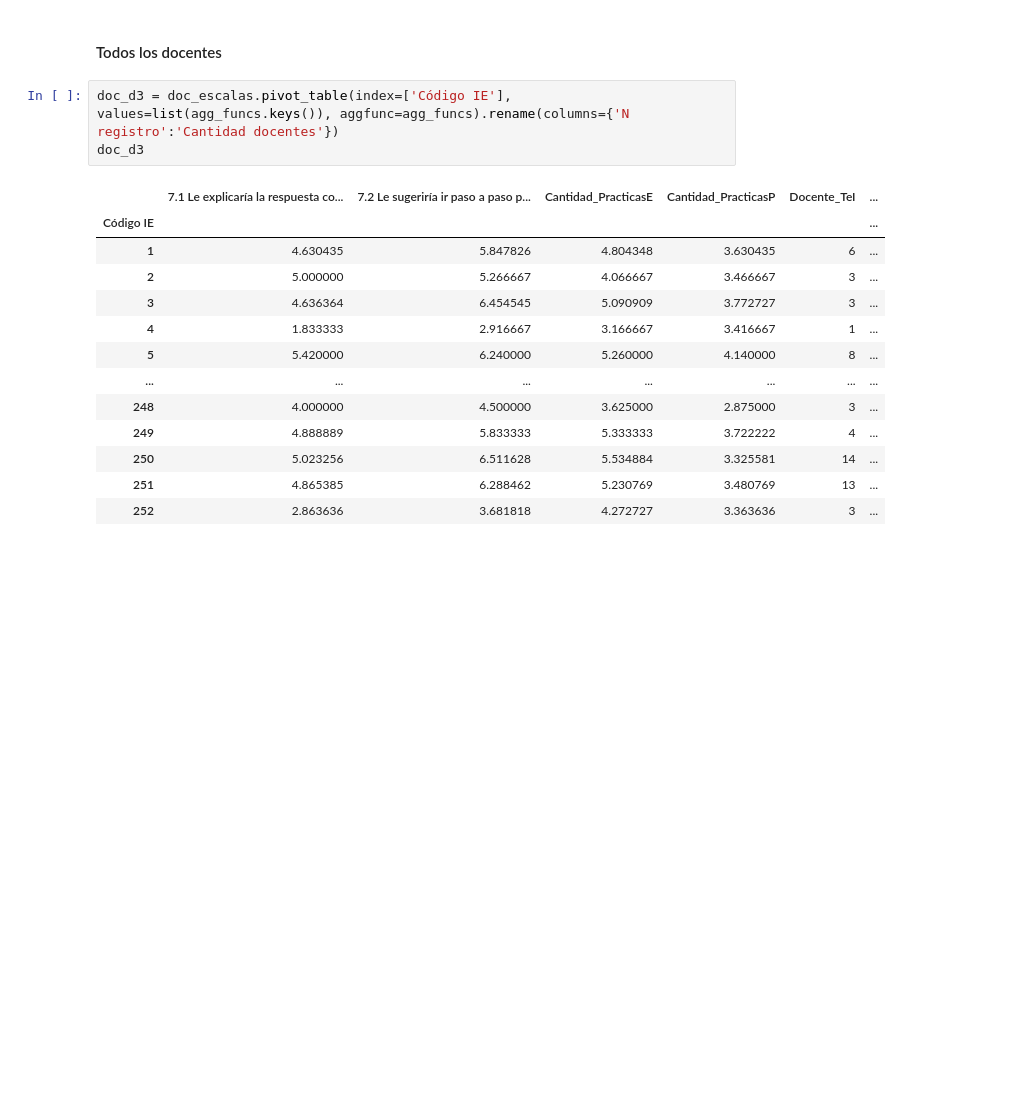
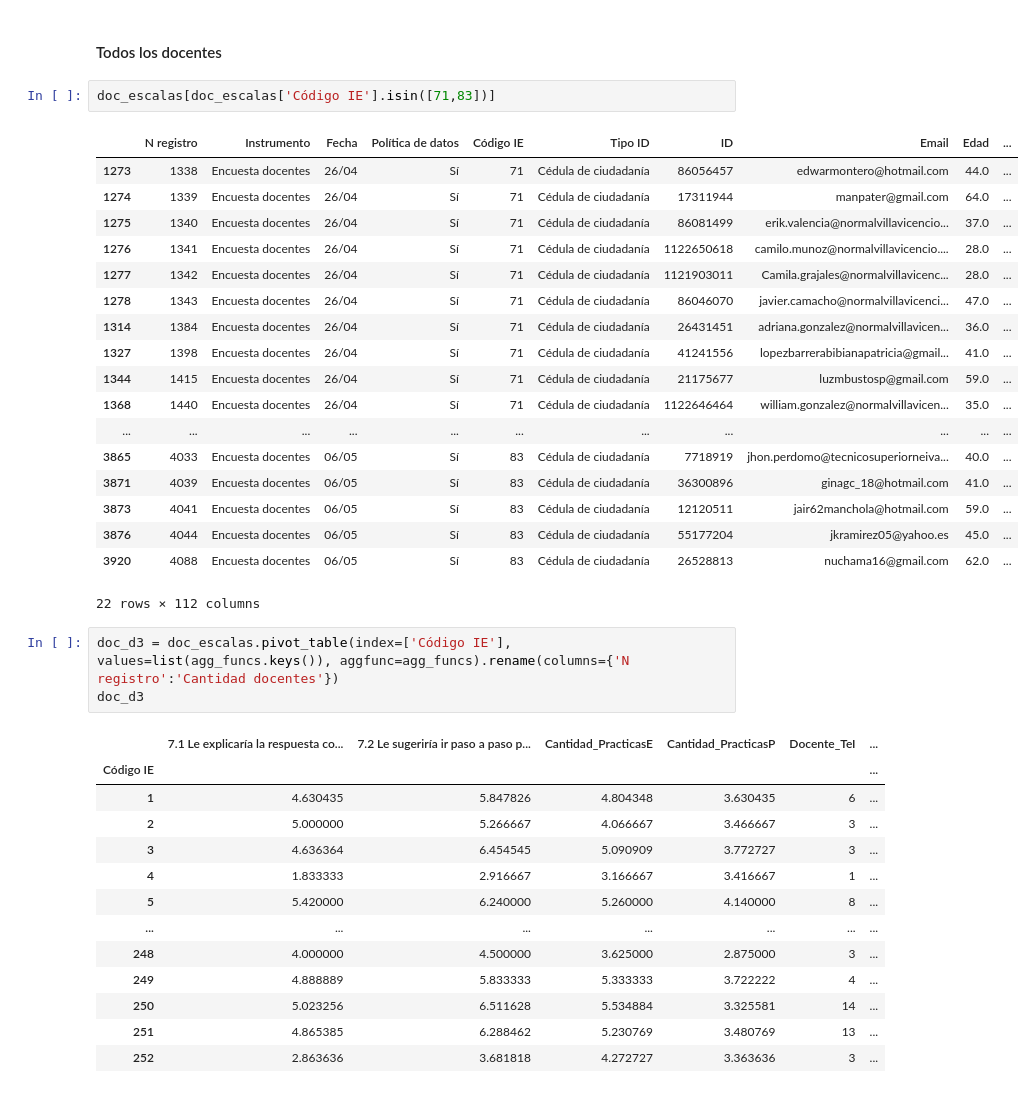
Before and after one commit to Grupo-Informatica-Educativa/CFK2022, a Jupyter notebook: utils/cleaners/Marco_consolidacion/consolidacion_D3.ipynb, the cells around one changed output. Saved outputs shown, nothing was run; the diff lists cells and outputs as text; blank space fills up the shorter version.

```diff
--- a/utils/cleaners/Marco_consolidacion/consolidacion_D3.ipynb
+++ b/utils/cleaners/Marco_consolidacion/consolidacion_D3.ipynb
@@ -612,5 +601,26 @@ doc_area_d3
 # %% [markdown]
 #### Todos los docentes
+# %%
+doc_escalas[doc_escalas['Código IE'].isin([71,83])]
+# %% [output]
+|  | N registro | Instrumento | Fecha | Política de datos | Código IE | Tipo ID | ID | Email | Edad | ... |
+| 1273 | 1338 | Encuesta docentes | 26/04 | Sí | 71 | Cédula de ciudadanía | 86056457 | edwarmontero@hotmail.com | 44.0 | ... |
+| 1274 | 1339 | Encuesta docentes | 26/04 | Sí | 71 | Cédula de ciudadanía | 17311944 | manpater@gmail.com | 64.0 | ... |
+| 1275 | 1340 | Encuesta docentes | 26/04 | Sí | 71 | Cédula de ciudadanía | 86081499 | erik.valencia@normalvillavicencio... | 37.0 | ... |
+| 1276 | 1341 | Encuesta docentes | 26/04 | Sí | 71 | Cédula de ciudadanía | 1122650618 | camilo.munoz@normalvillavicencio.... | 28.0 | ... |
+| 1277 | 1342 | Encuesta docentes | 26/04 | Sí | 71 | Cédula de ciudadanía | 1121903011 | Camila.grajales@normalvillavicenc... | 28.0 | ... |
+| 1278 | 1343 | Encuesta docentes | 26/04 | Sí | 71 | Cédula de ciudadanía | 86046070 | javier.camacho@normalvillavicenci... | 47.0 | ... |
+| 1314 | 1384 | Encuesta docentes | 26/04 | Sí | 71 | Cédula de ciudadanía | 26431451 | adriana.gonzalez@normalvillavicen... | 36.0 | ... |
+| 1327 | 1398 | Encuesta docentes | 26/04 | Sí | 71 | Cédula de ciudadanía | 41241556 | lopezbarrerabibianapatricia@gmail... | 41.0 | ... |
+| 1344 | 1415 | Encuesta docentes | 26/04 | Sí | 71 | Cédula de ciudadanía | 21175677 | luzmbustosp@gmail.com | 59.0 | ... |
+| 1368 | 1440 | Encuesta docentes | 26/04 | Sí | 71 | Cédula de ciudadanía | 1122646464 | william.gonzalez@normalvillavicen... | 35.0 | ... |
+| ... | ... | ... | ... | ... | ... | ... | ... | ... | ... | ... |
+| 3865 | 4033 | Encuesta docentes | 06/05 | Sí | 83 | Cédula de ciudadanía | 7718919 | jhon.perdomo@tecnicosuperiorneiva... | 40.0 | ... |
+| 3871 | 4039 | Encuesta docentes | 06/05 | Sí | 83 | Cédula de ciudadanía | 36300896 | ginagc_18@hotmail.com | 41.0 | ... |
+| 3873 | 4041 | Encuesta docentes | 06/05 | Sí | 83 | Cédula de ciudadanía | 12120511 | jair62manchola@hotmail.com | 59.0 | ... |
+| 3876 | 4044 | Encuesta docentes | 06/05 | Sí | 83 | Cédula de ciudadanía | 55177204 | jkramirez05@yahoo.es | 45.0 | ... |
+| 3920 | 4088 | Encuesta docentes | 06/05 | Sí | 83 | Cédula de ciudadanía | 26528813 | nuchama16@gmail.com | 62.0 | ... |
+22 rows × 112 columns
 # %%
 doc_d3 = doc_escalas.pivot_table(index=['Código IE'], values=list(agg_funcs.keys()), aggfunc=agg_funcs).rename(columns={'N registro':'Cantidad docentes'})
 doc_d3
```
Also changed, not shown: parts of 27 cells of this notebook, 32 other files.
